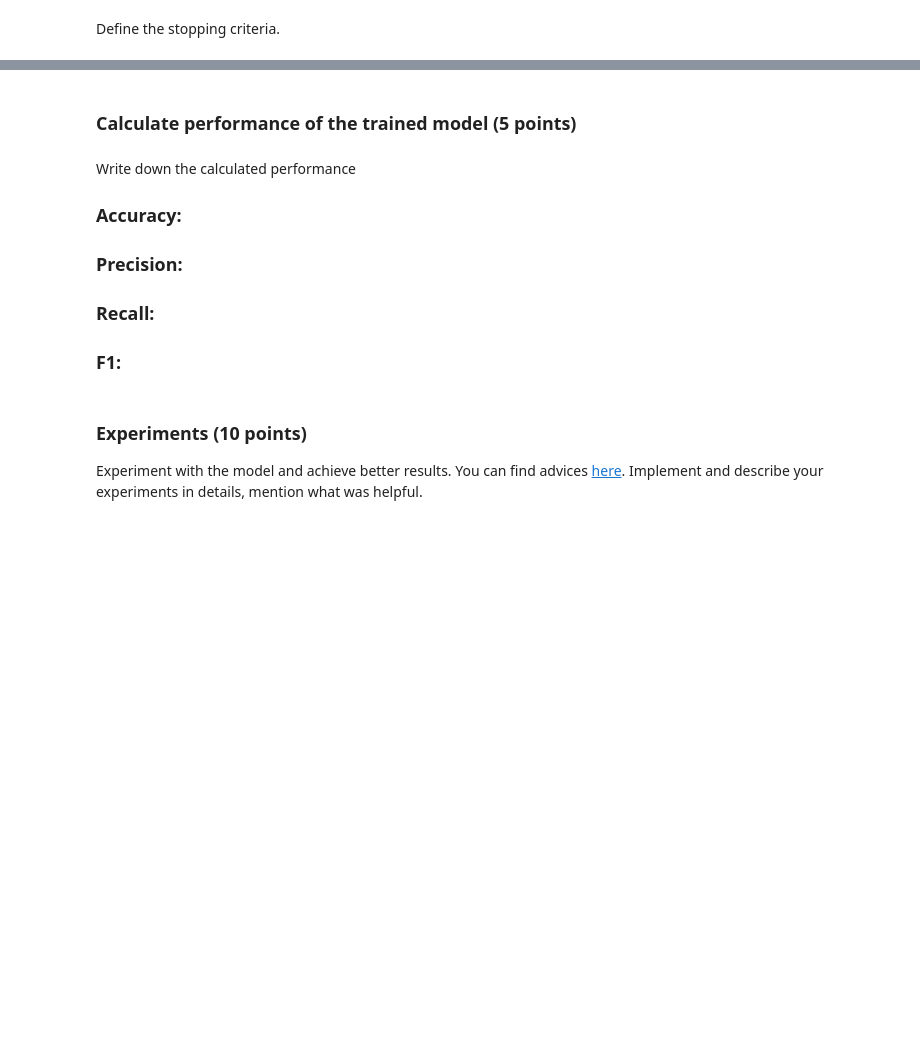
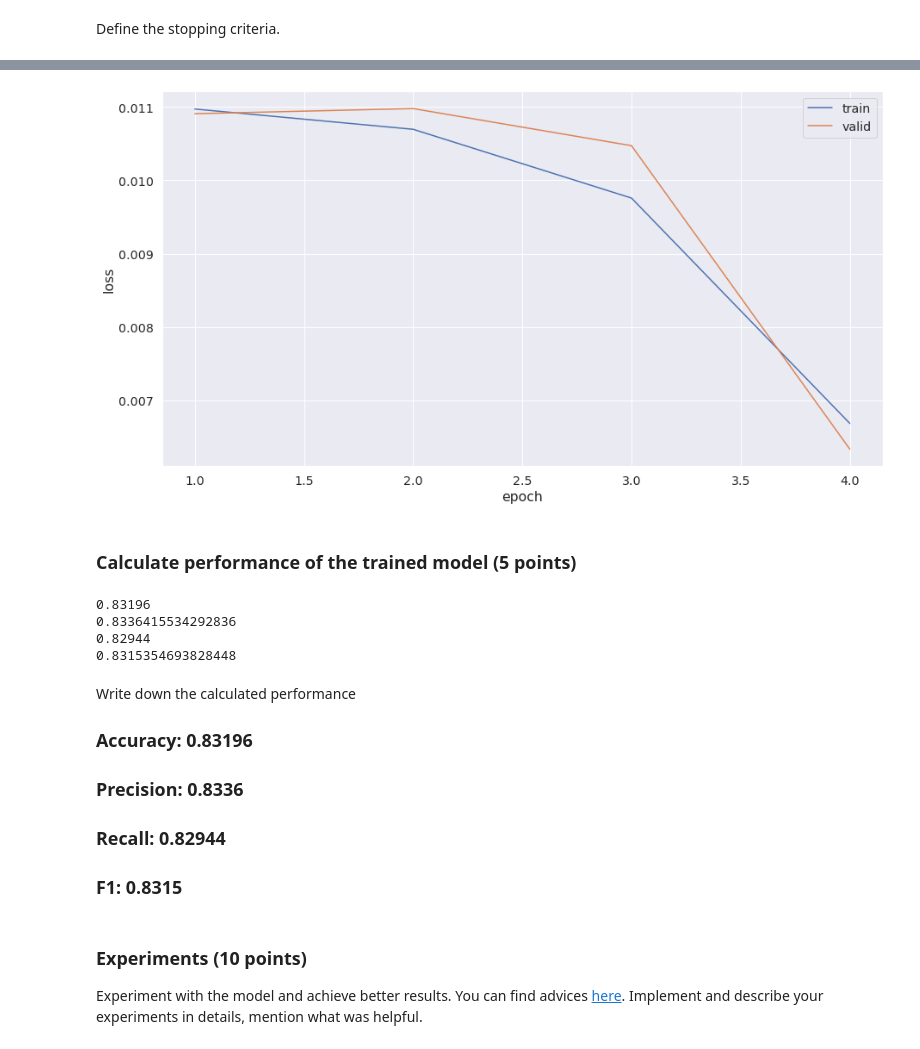
Before and after one commit to deep-nlp-spring-2020/Task-2-PeYceBall, a Jupyter notebook: task3_sentiment_rnn.ipynb, the cells around one changed output, grey strips where cells are left out. Drawn from its saved outputs; the diff is of its cells as text; code cells hidden in the pictures; blank space fills up the shorter version.

```diff
--- a/task3_sentiment_rnn.ipynb
+++ b/task3_sentiment_rnn.ipynb
@@ -141,0 +225,16 @@ for epoch in range(1, epochs + 1):
+# %%
+em_sz = 200
+nh = 300
+model = RNNBaseline(nh, emb_dim=em_sz)
+model.cuda()
+learning_rate = 1e-3
+opt = optim.Adam(model.parameters(), lr=learning_rate)
+loss_func = nn.BCEWithLogitsLoss()
+epochs = 4
+# %%
+%%time
+
+train_loss_history = []
+valid_loss_history = []
+
+train_loop()
@@ -142,2 +248,12 @@ for epoch in range(1, epochs + 1):
+# %%
+plt.figure(figsize=(15, 8))
+plt.plot(np.arange(epochs) + 1, train_loss_history, label='train')
+plt.plot(np.arange(epochs) + 1, valid_loss_history, label='valid')
+plt.xlabel('epoch')
+plt.ylabel('loss')
+plt.legend()
+plt.show()
+# %% [output]
+[figure, added]
 # %% [markdown]
 ### Calculate performance of the trained model (5 points)
@@ -148,10 +271,20 @@ for batch in test_iter:
+# %%
+print(accuracy_score(y_true, y_pred))
+print(precision_score(y_true, y_pred))
+print(recall_score(y_true, y_pred))
+print(f1_score(y_true, y_pred))
+# %% [output]
+0.83196
+0.8336415534292836
+0.82944
+0.8315354693828448
 # %% [markdown]
 Write down the calculated performance
 
-### Accuracy:
-### Precision:
-### Recall:
-### F1:
+### Accuracy: 0.83196
+### Precision: 0.8336
+### Recall: 0.82944
+### F1: 0.8315
 # %% [markdown]
 ### Experiments (10 points)
 
```
Also changed, not shown: parts of 23 cells of this notebook.
